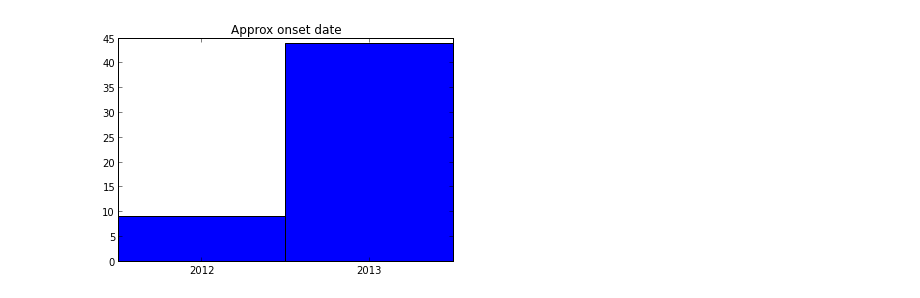
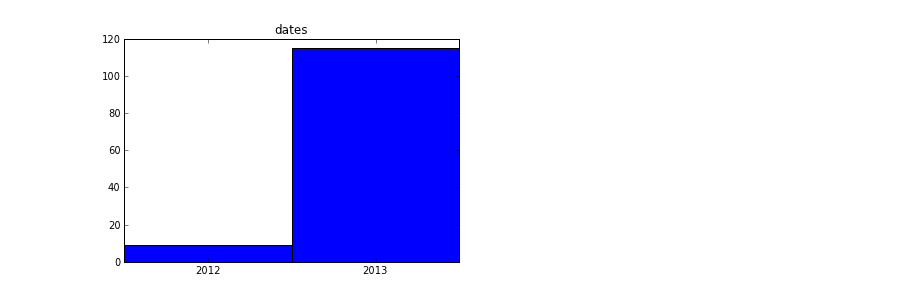
Before and after one commit to cmrivers/epipy, a Jupyter notebook: epicurve.ipynb, the cells around one changed output. Saved outputs shown, nothing was run; the diff lists cells and outputs as text; code cells hidden in the pictures.

```diff
--- a/epicurve.ipynb
+++ b/epicurve.ipynb
@@ -15,12 +13,17 @@ def _date_convert(x, frmt):
         y = np.nan
 
     return y
+# %%
+epi = pd.read_csv("/Users/cmrivers/Downloads/Line list & epi stats - Line list.csv", parse_dates=True)
+epi['onset_date'] = epi['Approx onset date'].map(lambda x: _date_convert(x, '%Y-%m-%d'))
+epi['report_date'] = epi['Approx reporting date'].map(lambda x: _date_convert(x, '%Y-%m-%d'))
+epi['dates'] = epi['onset_date'].combine_first(epi['report_date'])
 # %%
 def epicurve(df, date_col, freq, title=None, date_format="%Y-%m-%d"):
     '''
     '''
     freq = freq.lower()[0]  # 'day' -> 'd', 'month' -> 'm', or 'year' -> 'y'; 'd' -> 'd', ...
-    df.new_col = df[date_col].map(lambda x: _date_convert(x, date_format))
+    df.new_col = df[date_col] #df[date_col].map(lambda x: _date_convert(x, date_format))
 
     if freq == 'd':
         epicurve= pd.DataFrame(df.new_col.value_counts(), columns=['count'])
@@ -66,6 +69,6 @@ def _plot(freq_table, freq, title):
 
     ax.set_title(title)
 # %%
-epicurve(epi, 'Approx onset date', 'y')
+epicurve(epi, 'dates', 'y')
 # %% [output]
-[figure, old version]
+[figure, new version]
```
Also changed, not shown: parts of 5 cells of this notebook, 6 other files.
